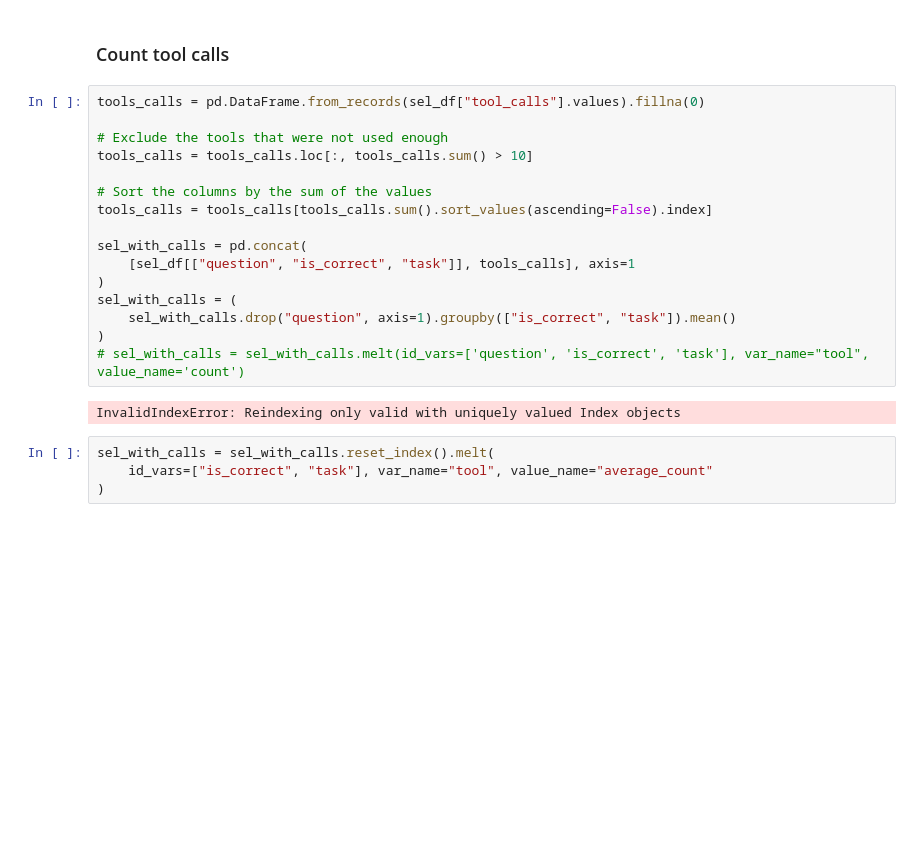
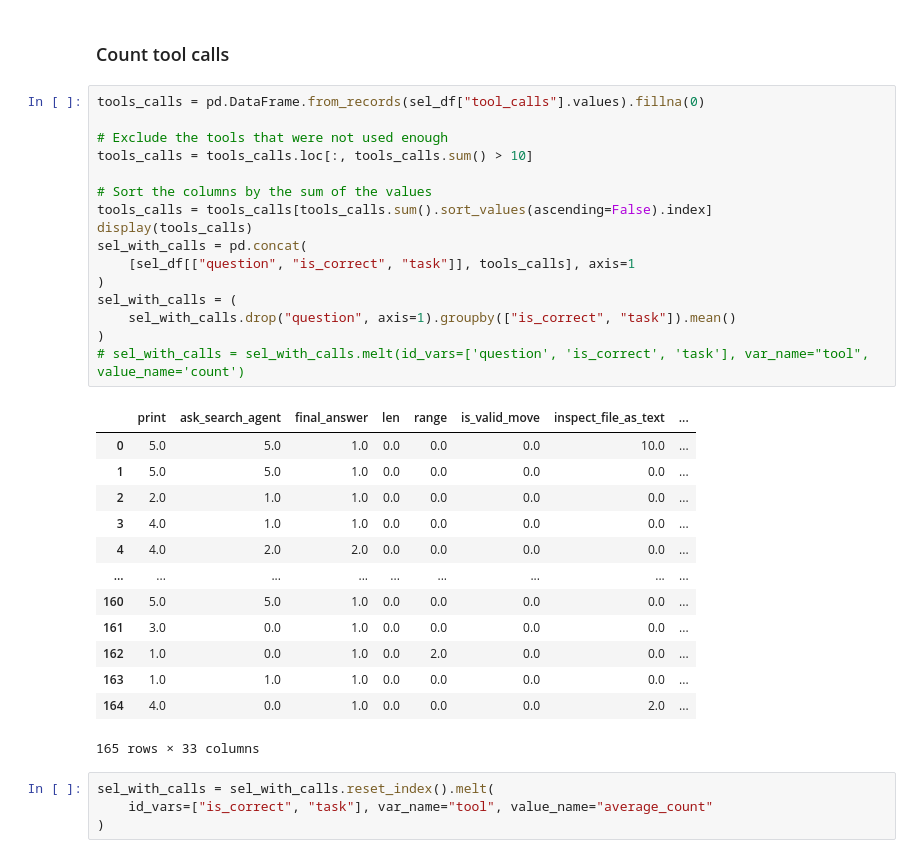
Before and after one commit to aymeric-roucher/agent_reasoning_benchmark, a Jupyter notebook: benchmark_gaia.ipynb, the cells around one changed output. Saved outputs shown, nothing was run; the diff lists cells and outputs as text; blank space fills up the shorter version.

```diff
--- a/benchmark_gaia.ipynb
+++ b/benchmark_gaia.ipynb
@@ -340,21 +418,33 @@ fig.show()
 # %%
 tools_calls = pd.DataFrame.from_records(sel_df["tool_calls"].values).fillna(0)
 
 # Exclude the tools that were not used enough
 tools_calls = tools_calls.loc[:, tools_calls.sum() > 10]
 
 # Sort the columns by the sum of the values
 tools_calls = tools_calls[tools_calls.sum().sort_values(ascending=False).index]
-
+display(tools_calls)
 sel_with_calls = pd.concat(
     [sel_df[["question", "is_correct", "task"]], tools_calls], axis=1
 )
 sel_with_calls = (
     sel_with_calls.drop("question", axis=1).groupby(["is_correct", "task"]).mean()
 )
 # sel_with_calls = sel_with_calls.melt(id_vars=['question', 'is_correct', 'task'], var_name="tool", value_name='count')
 # %% [output]
+|  | print | ask_search_agent | final_answer | len | range | is_valid_move | inspect_file_as_text | ... |
+| 0 | 5.0 | 5.0 | 1.0 | 0.0 | 0.0 | 0.0 | 10.0 | ... |
+| 1 | 5.0 | 5.0 | 1.0 | 0.0 | 0.0 | 0.0 | 0.0 | ... |
+| 2 | 2.0 | 1.0 | 1.0 | 0.0 | 0.0 | 0.0 | 0.0 | ... |
+| 3 | 4.0 | 1.0 | 1.0 | 0.0 | 0.0 | 0.0 | 0.0 | ... |
+| 4 | 4.0 | 2.0 | 2.0 | 0.0 | 0.0 | 0.0 | 0.0 | ... |
+| ... | ... | ... | ... | ... | ... | ... | ... | ... |
+| 160 | 5.0 | 5.0 | 1.0 | 0.0 | 0.0 | 0.0 | 0.0 | ... |
+| 161 | 3.0 | 0.0 | 1.0 | 0.0 | 0.0 | 0.0 | 0.0 | ... |
+| 162 | 1.0 | 0.0 | 1.0 | 0.0 | 2.0 | 0.0 | 0.0 | ... |
+| 163 | 1.0 | 1.0 | 1.0 | 0.0 | 0.0 | 0.0 | 0.0 | ... |
+| 164 | 4.0 | 0.0 | 1.0 | 0.0 | 0.0 | 0.0 | 2.0 | ... |
-InvalidIndexError: Reindexing only valid with uniquely valued Index objects
+165 rows × 33 columns
 # %%
 sel_with_calls = sel_with_calls.reset_index().melt(
     id_vars=["is_correct", "task"], var_name="tool", value_name="average_count"
```
Also changed, not shown: parts of 21 cells of this notebook, 10 other files.
